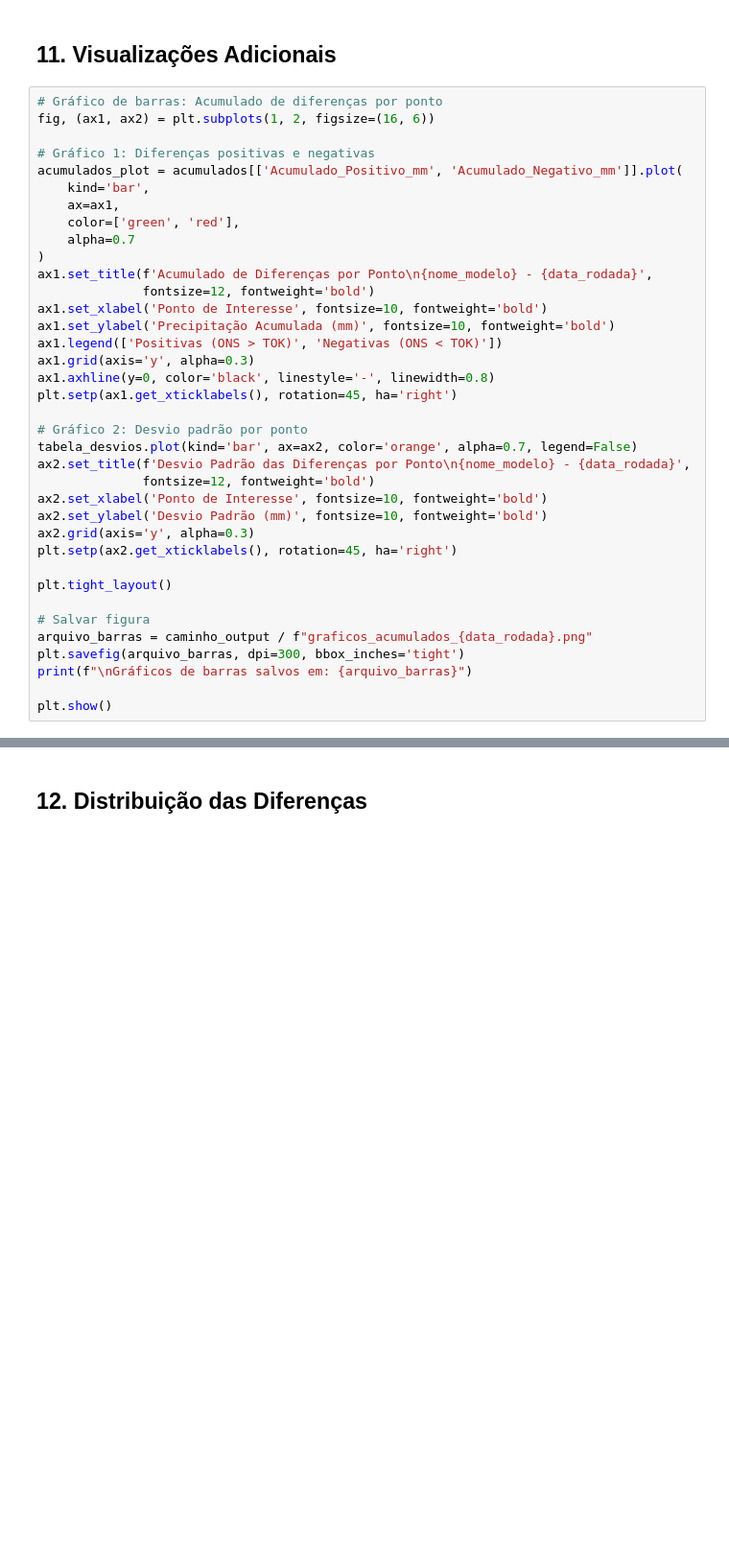
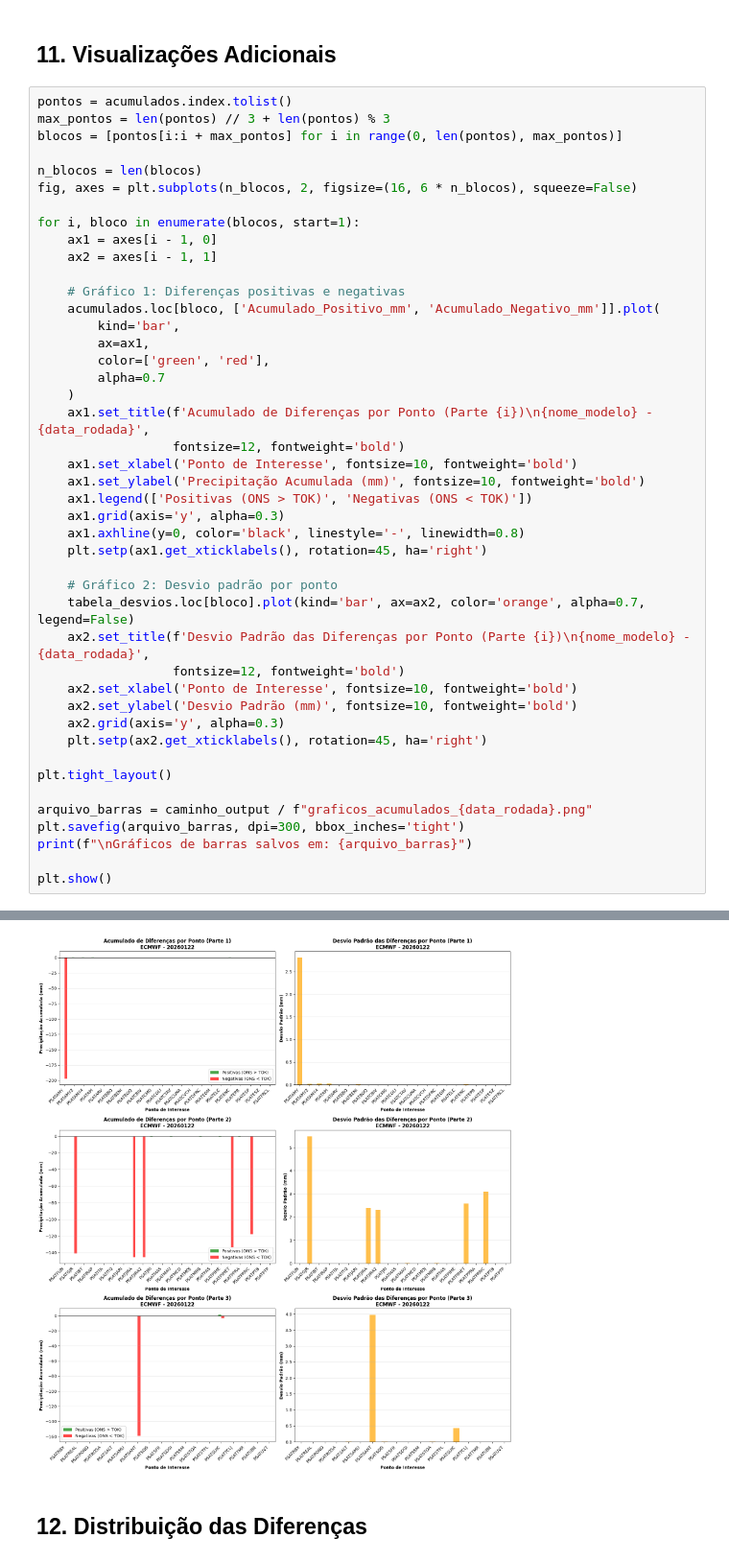
Before and after one commit to tok-yuri/compara-chuva, a Jupyter notebook: compara_chuva.ipynb, the cells around one changed output, grey strips where cells are left out. Shown at 96% size. Saved outputs shown, nothing was run; the diff lists cells and outputs as text; blank space fills up the shorter version.

```diff
--- a/compara_chuva.ipynb
+++ b/compara_chuva.ipynb
@@ -412,39 +651,47 @@ plt.show()
 # %% [markdown]
 ## 11. Visualizações Adicionais
 # %%
-# Gráfico de barras: Acumulado de diferenças por ponto
-fig, (ax1, ax2) = plt.subplots(1, 2, figsize=(16, 6))
+pontos = acumulados.index.tolist()
+max_pontos = len(pontos) // 3 + len(pontos) % 3
+blocos = [pontos[i:i + max_pontos] for i in range(0, len(pontos), max_pontos)]
 
-# Gráfico 1: Diferenças positivas e negativas
-acumulados_plot = acumulados[['Acumulado_Positivo_mm', 'Acumulado_Negativo_mm']].plot(
-    kind='bar',
-    ax=ax1,
-    color=['green', 'red'],
-    alpha=0.7
-)
-ax1.set_title(f'Acumulado de Diferenças por Ponto\n{nome_modelo} - {data_rodada}',
-              fontsize=12, fontweight='bold')
-ax1.set_xlabel('Ponto de Interesse', fontsize=10, fontweight='bold')
-ax1.set_ylabel('Precipitação Acumulada (mm)', fontsize=10, fontweight='bold')
-ax1.legend(['Positivas (ONS > TOK)', 'Negativas (ONS < TOK)'])
-ax1.grid(axis='y', alpha=0.3)
-ax1.axhline(y=0, color='black', linestyle='-', linewidth=0.8)
-plt.setp(ax1.get_xticklabels(), rotation=45, ha='right')
+n_blocos = len(blocos)
+fig, axes = plt.subplots(n_blocos, 2, figsize=(16, 6 * n_blocos), squeeze=False)
 
-# Gráfico 2: Desvio padrão por ponto
-tabela_desvios.plot(kind='bar', ax=ax2, color='orange', alpha=0.7, legend=False)
-ax2.set_title(f'Desvio Padrão das Diferenças por Ponto\n{nome_modelo} - {data_rodada}',
-              fontsize=12, fontweight='bold')
-ax2.set_xlabel('Ponto de Interesse', fontsize=10, fontweight='bold')
-ax2.set_ylabel('Desvio Padrão (mm)', fontsize=10, fontweight='bold')
-ax2.grid(axis='y', alpha=0.3)
-plt.setp(ax2.get_xticklabels(), rotation=45, ha='right')
+for i, bloco in enumerate(blocos, start=1):
+    ax1 = axes[i - 1, 0]
+    ax2 = axes[i - 1, 1]
+
+    # Gráfico 1: Diferenças positivas e negativas
+    acumulados.loc[bloco, ['Acumulado_Positivo_mm', 'Acumulado_Negativo_mm']].plot(
+        kind='bar',
+        ax=ax1,
+        color=['green', 'red'],
+        alpha=0.7
+    )
+    ax1.set_title(f'Acumulado de Diferenças por Ponto (Parte {i})\n{nome_modelo} - {data_rodada}',
+                  fontsize=12, fontweight='bold')
+    ax1.set_xlabel('Ponto de Interesse', fontsize=10, fontweight='bold')
+    ax1.set_ylabel('Precipitação Acumulada (mm)', fontsize=10, fontweight='bold')
+    ax1.legend(['Positivas (ONS > TOK)', 'Negativas (ONS < TOK)'])
+    ax1.grid(axis='y', alpha=0.3)
+    ax1.axhline(y=0, color='black', linestyle='-', linewidth=0.8)
+    plt.setp(ax1.get_xticklabels(), rotation=45, ha='right')
+
+    # Gráfico 2: Desvio padrão por ponto
+    tabela_desvios.loc[bloco].plot(kind='bar', ax=ax2, color='orange', alpha=0.7, legend=False)
+    ax2.set_title(f'Desvio Padrão das Diferenças por Ponto (Parte {i})\n{nome_modelo} - {data_rodada}',
+                  fontsize=12, fontweight='bold')
+    ax2.set_xlabel('Ponto de Interesse', fontsize=10, fontweight='bold')
+    ax2.set_ylabel('Desvio Padrão (mm)', fontsize=10, fontweight='bold')
+    ax2.grid(axis='y', alpha=0.3)
+    plt.setp(ax2.get_xticklabels(), rotation=45, ha='right')
 
 plt.tight_layout()
 
-# Salvar figura
 arquivo_barras = caminho_output / f"graficos_acumulados_{data_rodada}.png"
 plt.savefig(arquivo_barras, dpi=300, bbox_inches='tight')
 print(f"\nGráficos de barras salvos em: {arquivo_barras}")
 
 plt.show()
+# %% [output]
@@ -451,3 +699,4 @@ plt.show()
+[figure, added]
 # %% [markdown]
 ## 12. Distribuição das Diferenças
 # %%
```
Also changed, not shown: parts of 15 cells of this notebook, 4 other files.
